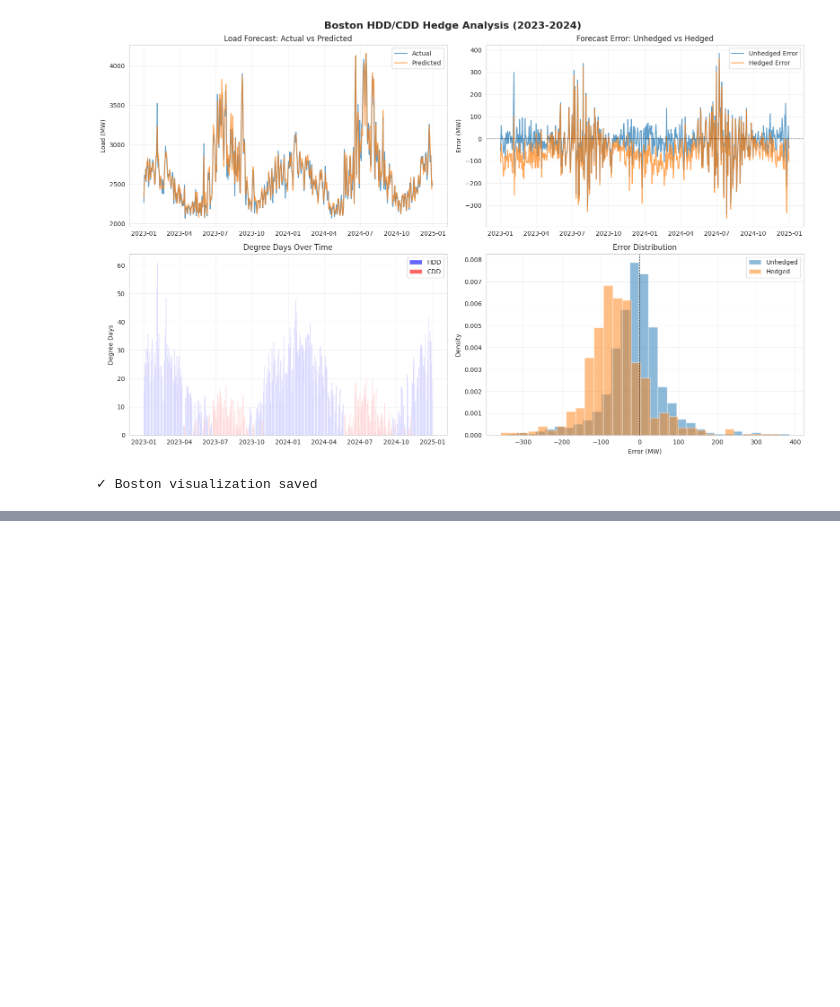
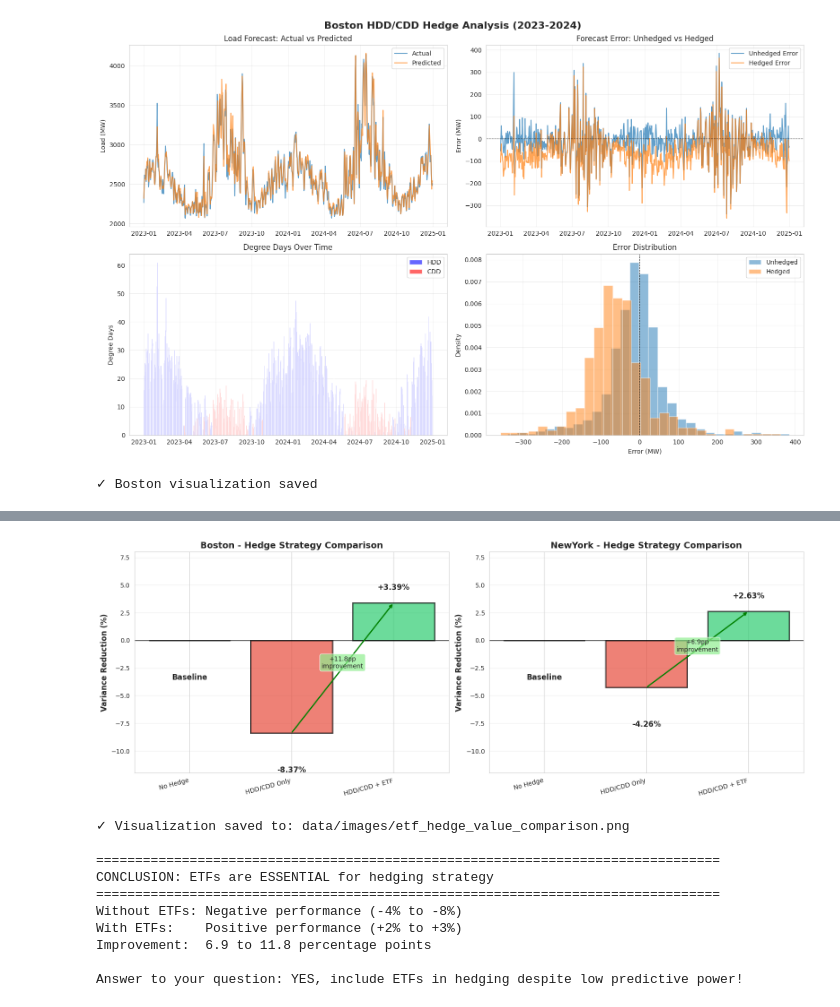
Before and after one commit to KiranReddy0808/Financial-Engineering-Project, a Jupyter notebook: notebooks/HDD_CDD_Hedge_Analysis.ipynb, the cells around one changed output, grey strips where cells are left out. Saved outputs shown, nothing was run; the diff lists cells and outputs as text; code cells hidden in the pictures; blank space fills up the shorter version.

```diff
--- a/notebooks/HDD_CDD_Hedge_Analysis.ipynb
+++ b/notebooks/HDD_CDD_Hedge_Analysis.ipynb
@@ -3038,0 +2148,74 @@ print("✓ Boston visualization saved")
+# %%
+# Visualize the hedge strategy comparison
+fig, axes = plt.subplots(1, 2, figsize=(16, 6))
+
+for idx, city in enumerate(['Boston', 'NewYork']):
+    ax = axes[idx]
+
+    strategies_list = ['No Hedge', 'HDD/CDD Only', 'HDD/CDD + ETF']
+    var_reductions = []
+
+    for strategy in strategies_list:
+        if strategy == 'No Hedge':
+            var_reductions.append(0)
+        else:
+            var_reductions.append(strategies[strategy][city]['var_reduction_%'])
+
+    colors = ['#95a5a6', '#e74c3c', '#2ecc71']  # Gray, Red (negative), Green (positive)
+    bars = ax.bar(strategies_list, var_reductions, color=colors, alpha=0.7, edgecolor='black', linewidth=2)
+
+    # Add value labels
+    for bar, val in zip(bars, var_reductions):
+        height = bar.get_height()
+        if val == 0:
+            label = 'Baseline'
+        else:
+            label = f'{val:+.2f}%'
+
+        ax.text(bar.get_x() + bar.get_width()/2., height + (1 if height > 0 else -3),
+                label, ha='center', va='bottom' if height > 0 else 'top',
+                fontsize=12, fontweight='bold')
+
+    # Add improvement arrow
+    if idx == 0:  # Boston
+        ax.annotate('', xy=(2, 3.39), xytext=(1, -8.37),
+                   arrowprops=dict(arrowstyle='->', lw=2, color='green'))
+        ax.text(1.5, -2.5, '+11.8pp\nimprovement', ha='center', fontsize=10,
+               bbox=dict(boxstyle='round', facecolor='lightgreen', alpha=0.7))
+    else:  # NYC
+        ax.annotate('', xy=(2, 2.63), xytext=(1, -4.26),
+                   arrowprops=dict(arrowstyle='->', lw=2, color='green'))
+        ax.text(1.5, -1, '+6.9pp\nimprovement', ha='center', fontsize=10,
+               bbox=dict(boxstyle='round', facecolor='lightgreen', alpha=0.7))
+
+    ax.axhline(y=0, color='black', linestyle='-', linewidth=1)
+    ax.set_ylabel('Variance Reduction (%)', fontsize=12, fontweight='bold')
+    ax.set_title(f'{city} - Hedge Strategy Comparison', fontsize=14, fontweight='bold')
+    ax.set_ylim(-12, 8)
+    ax.grid(True, alpha=0.3, axis='y')
+    ax.set_xticklabels(strategies_list, rotation=15, ha='right')
+
+plt.tight_layout()
+plt.savefig('../data/images/etf_hedge_value_comparison.png', dpi=300, bbox_inches='tight')
+plt.show()
+
+print("\n✓ Visualization saved to: data/images/etf_hedge_value_comparison.png")
+print("\n" + "="*80)
+print("CONCLUSION: ETFs are ESSENTIAL for hedging strategy")
+print("="*80)
+print("Without ETFs: Negative performance (-4% to -8%)")
+print("With ETFs:    Positive performance (+2% to +3%)")
+print("Improvement:  6.9 to 11.8 percentage points")
+print("\nAnswer to your question: YES, include ETFs in hedging despite low predictive power!")
+# %% [output]
+[figure, added]
+✓ Visualization saved to: data/images/etf_hedge_value_comparison.png
+
+================================================================================
+CONCLUSION: ETFs are ESSENTIAL for hedging strategy
+================================================================================
+Without ETFs: Negative performance (-4% to -8%)
+With ETFs:    Positive performance (+2% to +3%)
+Improvement:  6.9 to 11.8 percentage points
+
+Answer to your question: YES, include ETFs in hedging despite low predictive power!
```
Also changed, not shown: parts of 62 cells of this notebook, 31 other files.
